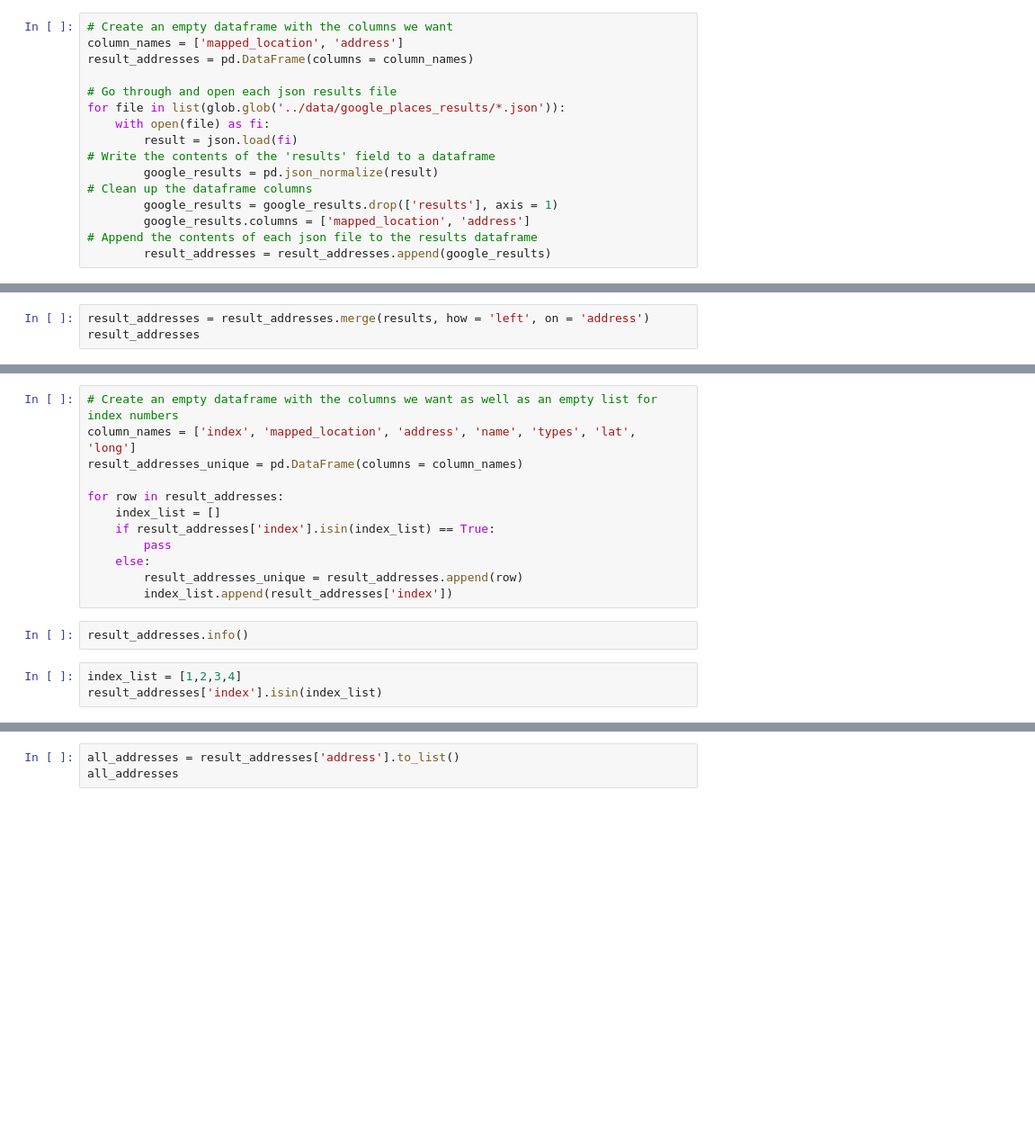
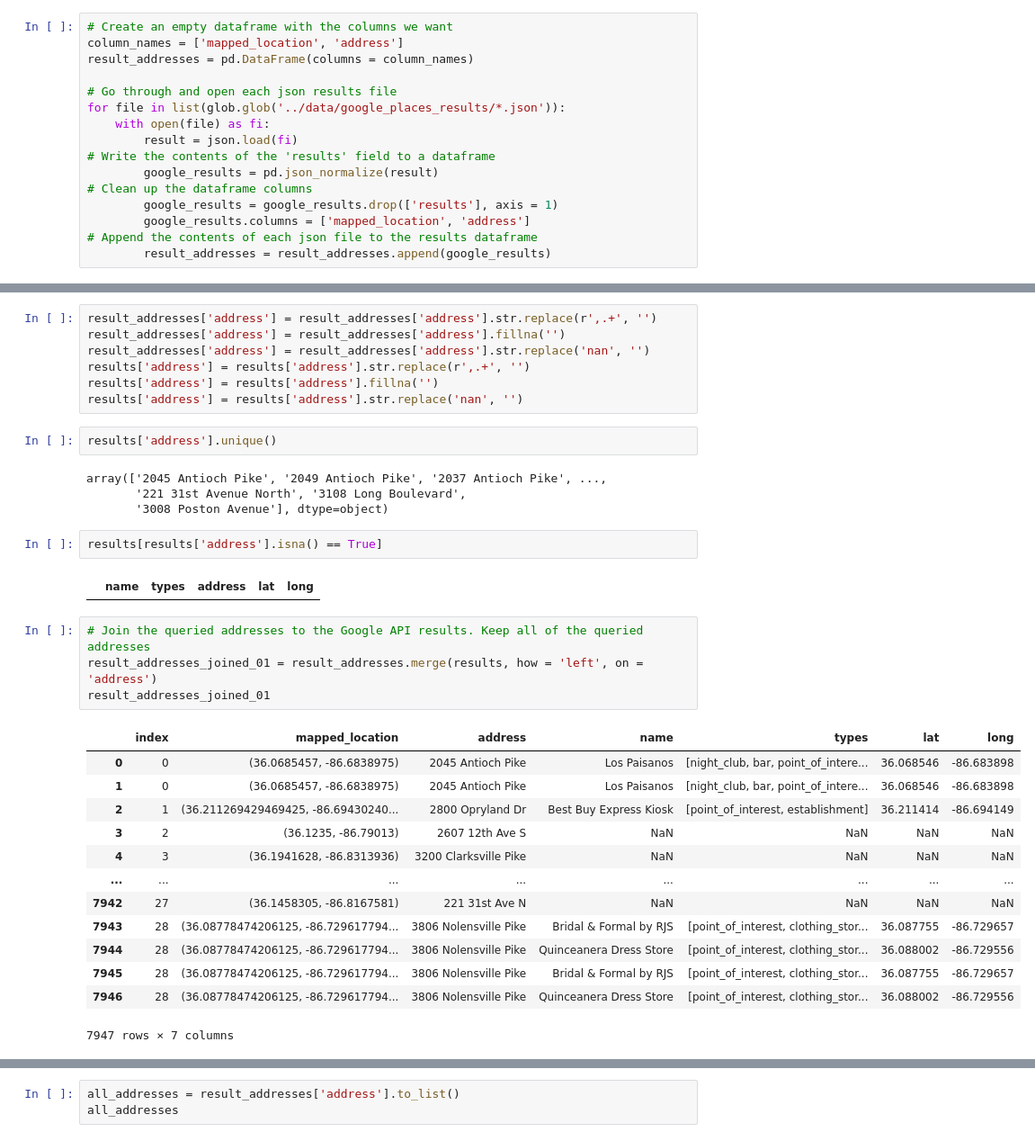
Before and after one commit to nss-data-science-cohort-4/dq4-covid-nashville-coded-19, a Jupyter notebook: notebooks/pt04_matching_google_business_names.ipynb, the cells around one changed output, grey strips where cells are left out. Shown: that part at 90% size. Saved outputs shown, nothing was run; the diff lists cells and outputs as text; blank space fills up the shorter version.

```diff
--- a/notebooks/pt04_matching_google_business_names.ipynb
+++ b/notebooks/pt04_matching_google_business_names.ipynb
@@ -61,3 +142,0 @@ results.head()
-# %%
-result_addresses = result_addresses.merge(results, how = 'left', on = 'address')
-result_addresses
@@ -70,17 +143,35 @@ result_addresses['address'] = result_addresses['address'].str.replace(r',.+', ''
-# %%
-# Create an empty dataframe with the columns we want as well as an empty list for index numbers
-column_names = ['index', 'mapped_location', 'address', 'name', 'types', 'lat', 'long']
-result_addresses_unique = pd.DataFrame(columns = column_names)
-
-for row in result_addresses:
-    index_list = []
-    if result_addresses['index'].isin(index_list) == True:
-        pass
-    else:
-        result_addresses_unique = result_addresses.append(row)
-        index_list.append(result_addresses['index'])
-# %%
-result_addresses.info()
-# %%
-index_list = [1,2,3,4]
-result_addresses['index'].isin(index_list)
+# %%
+result_addresses['address'] = result_addresses['address'].str.replace(r',.+', '')
+result_addresses['address'] = result_addresses['address'].fillna('')
+result_addresses['address'] = result_addresses['address'].str.replace('nan', '')
+results['address'] = results['address'].str.replace(r',.+', '')
+results['address'] = results['address'].fillna('')
+results['address'] = results['address'].str.replace('nan', '')
+# %%
+results['address'].unique()
+# %% [output]
+array(['2045 Antioch Pike', '2049 Antioch Pike', '2037 Antioch Pike', ...,
+       '221 31st Avenue North', '3108 Long Boulevard',
+       '3008 Poston Avenue'], dtype=object)
+# %%
+results[results['address'].isna() == True]
+# %% [output]
+|  | name | types | address | lat | long |
+# %%
+# Join the queried addresses to the Google API results. Keep all of the queried addresses
+result_addresses_joined_01 = result_addresses.merge(results, how = 'left', on = 'address')
+result_addresses_joined_01
+# %% [output]
+|  | index | mapped_location | address | name | types | lat | long |
+| 0 | 0 | (36.0685457, -86.6838975) | 2045 Antioch Pike | Los Paisanos | [night_club, bar, point_of_intere... | 36.068546 | -86.683898 |
+| 1 | 0 | (36.0685457, -86.6838975) | 2045 Antioch Pike | Los Paisanos | [night_club, bar, point_of_intere... | 36.068546 | -86.683898 |
+| 2 | 1 | (36.211269429469425, -86.69430240... | 2800 Opryland Dr | Best Buy Express Kiosk | [point_of_interest, establishment] | 36.211414 | -86.694149 |
+| 3 | 2 | (36.1235, -86.79013) | 2607 12th Ave S | NaN | NaN | NaN | NaN |
+| 4 | 3 | (36.1941628, -86.8313936) | 3200 Clarksville Pike | NaN | NaN | NaN | NaN |
+| ... | ... | ... | ... | ... | ... | ... | ... |
+| 7942 | 27 | (36.1458305, -86.8167581) | 221 31st Ave N | NaN | NaN | NaN | NaN |
+| 7943 | 28 | (36.08778474206125, -86.729617794... | 3806 Nolensville Pike | Bridal & Formal by RJS | [point_of_interest, clothing_stor... | 36.087755 | -86.729657 |
+| 7944 | 28 | (36.08778474206125, -86.729617794... | 3806 Nolensville Pike | Quinceanera Dress Store | [point_of_interest, clothing_stor... | 36.088002 | -86.729556 |
+| 7945 | 28 | (36.08778474206125, -86.729617794... | 3806 Nolensville Pike | Bridal & Formal by RJS | [point_of_interest, clothing_stor... | 36.087755 | -86.729657 |
+| 7946 | 28 | (36.08778474206125, -86.729617794... | 3806 Nolensville Pike | Quinceanera Dress Store | [point_of_interest, clothing_stor... | 36.088002 | -86.729556 |
+7947 rows × 7 columns
```
Also changed, not shown: parts of 25 cells of this notebook, 2 other files.
